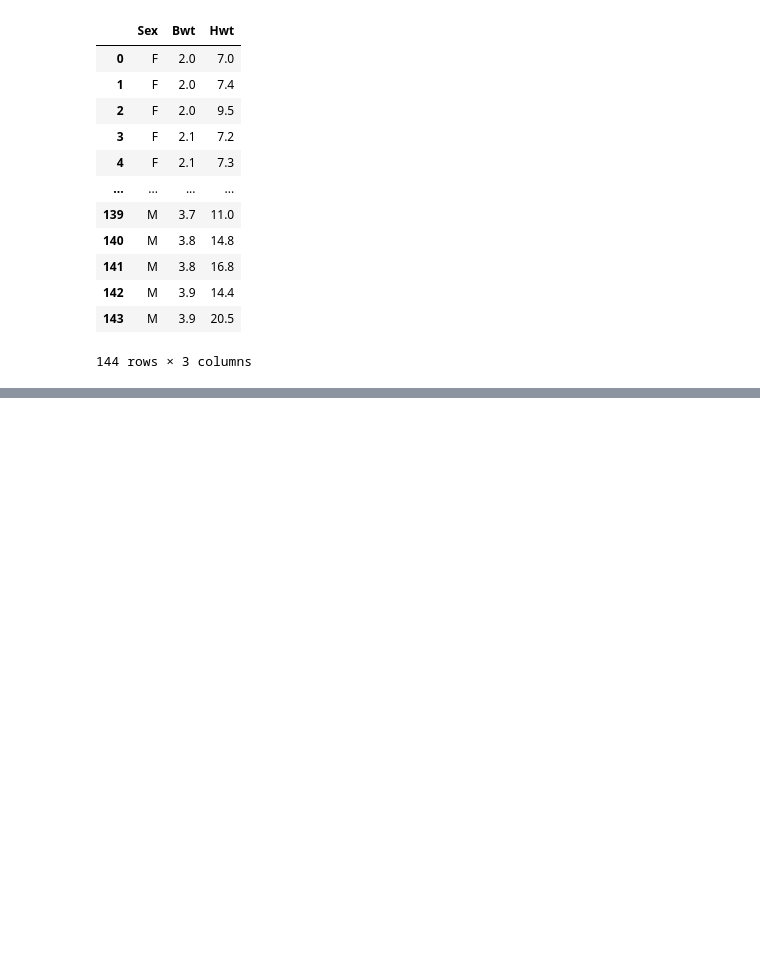
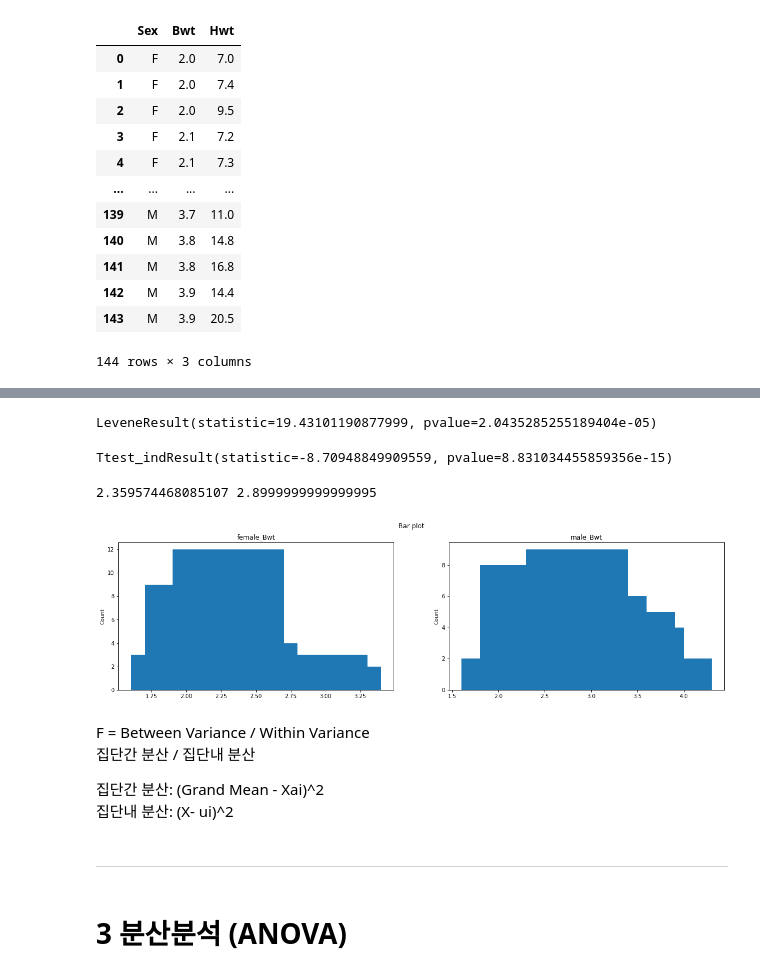
Before and after one commit to ttnyoung/ADP, a Jupyter notebook: class101/강의노트_통계분석.ipynb, the cells around one changed output, grey strips where cells are left out. Drawn from its saved outputs; the diff is of its cells as text; code cells hidden in the pictures; blank space fills up the shorter version.

```diff
--- a/class101/강의노트_통계분석.ipynb
+++ b/class101/강의노트_통계분석.ipynb
@@ -61,0 +280,49 @@ cats
+# %%
+# 정규성 불만족 데이터기 때문에 바로 wilcox 검정으로 가면 되지만, 실습이기 때문에 등분산성도 검정해보자
+# 등분산성 검정
+female = cats.loc[cats.Sex == 'F', 'Bwt']
+male = cats.loc[cats.Sex == 'M', 'Bwt']
+stats.levene(female, male)
+## h0 : 등분성을 만족한다.
+## h1: 등분성을 만족하지 않는다.
+# 검정 결과: 대립가설 채택 (등분산성을 만족하지 않음)
+# %% [output]
+LeveneResult(statistic=19.43101190877999, pvalue=2.0435285255189404e-05)
+# %%
+# 성별에 따른 몸무게가 등분산성을 만족하지 않는다는 조건 하에 독립 t검정 수행
+# equal_var = False (등분산성을 만족하지 않기 때문에)
+stats.ttest_ind(female, male, equal_var=False)
+
+# 검정 결과: 귀무가설 기각 (고양이들의 성별에 따른 평균 몸무게는 통계적으로 유의한 차이가 존재한다.)
+# %% [output]
+Ttest_indResult(statistic=-8.70948849909559, pvalue=8.831034455859356e-15)
+# %%
+print(female.mean(), male.mean())
+# %% [output]
+2.359574468085107 2.8999999999999995
+# %%
+female_Bwt_cnt = pd.value_counts(female.values, sort=False)
+male_Bwt_cnt = pd.value_counts(male.values, sort=False)
+
+fig, axs = plt.subplots(1, 2,figsize=(20,5))
+fig.suptitle('Bar plot')
+width = 0.4
+axs[0].bar(female_Bwt_cnt.index, female_Bwt_cnt.values)
+axs[0].set_title('female_Bwt')
+axs[0].set_ylabel('Count')
+axs[1].bar(male_Bwt_cnt.index, male_Bwt_cnt.values)
+axs[1].set_title('male_Bwt')
+axs[1].set_ylabel('Count')
+plt.show()
+# %% [output]
+[figure, added]
+# %% [markdown]
+F = Between Variance / Within Variance
+집단간 분산 / 집단내 분산
+
+집단간 분산: (Grand Mean - Xai)^2
+집단내 분산: (X- ui)^2
+# %% [markdown]
+---------
+# %% [markdown]
+# 3 분산분석 (ANOVA)
```
Also changed, not shown: parts of 70 cells of this notebook, 5 other files.
